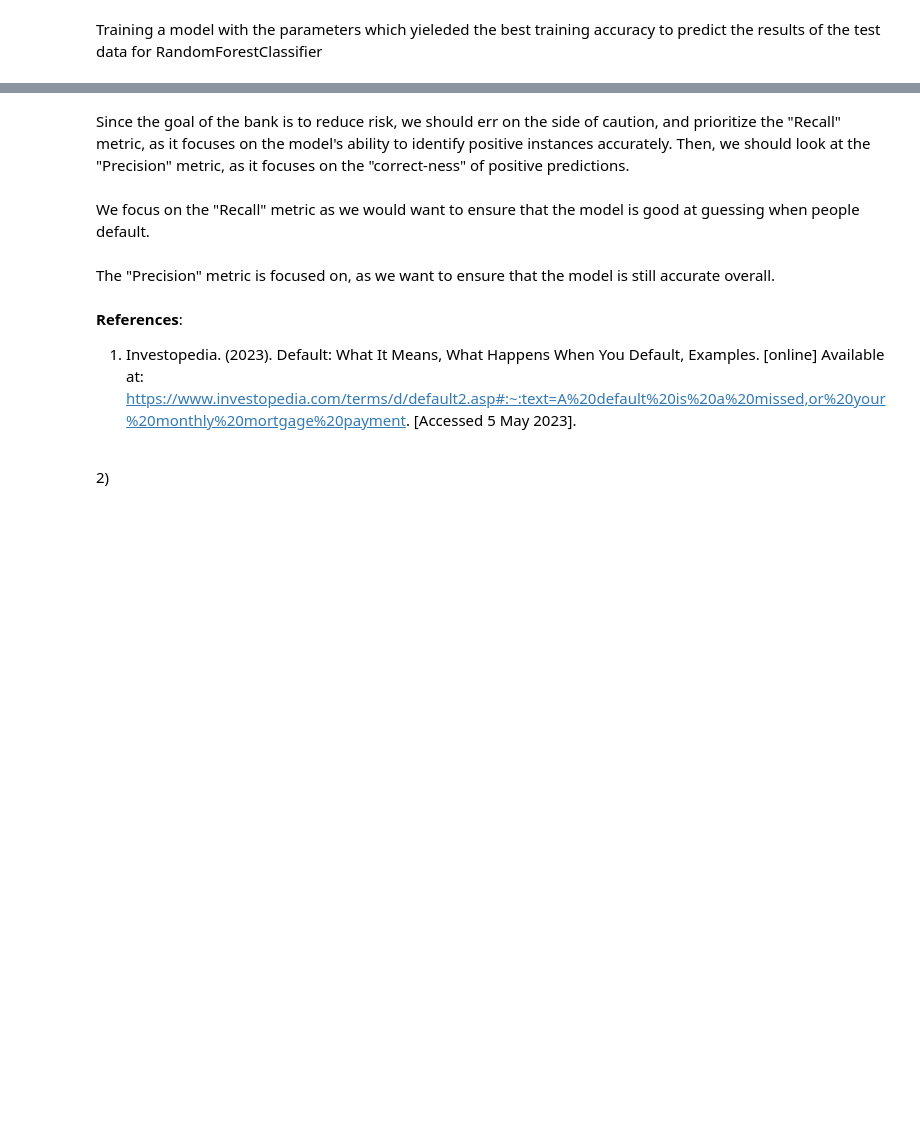
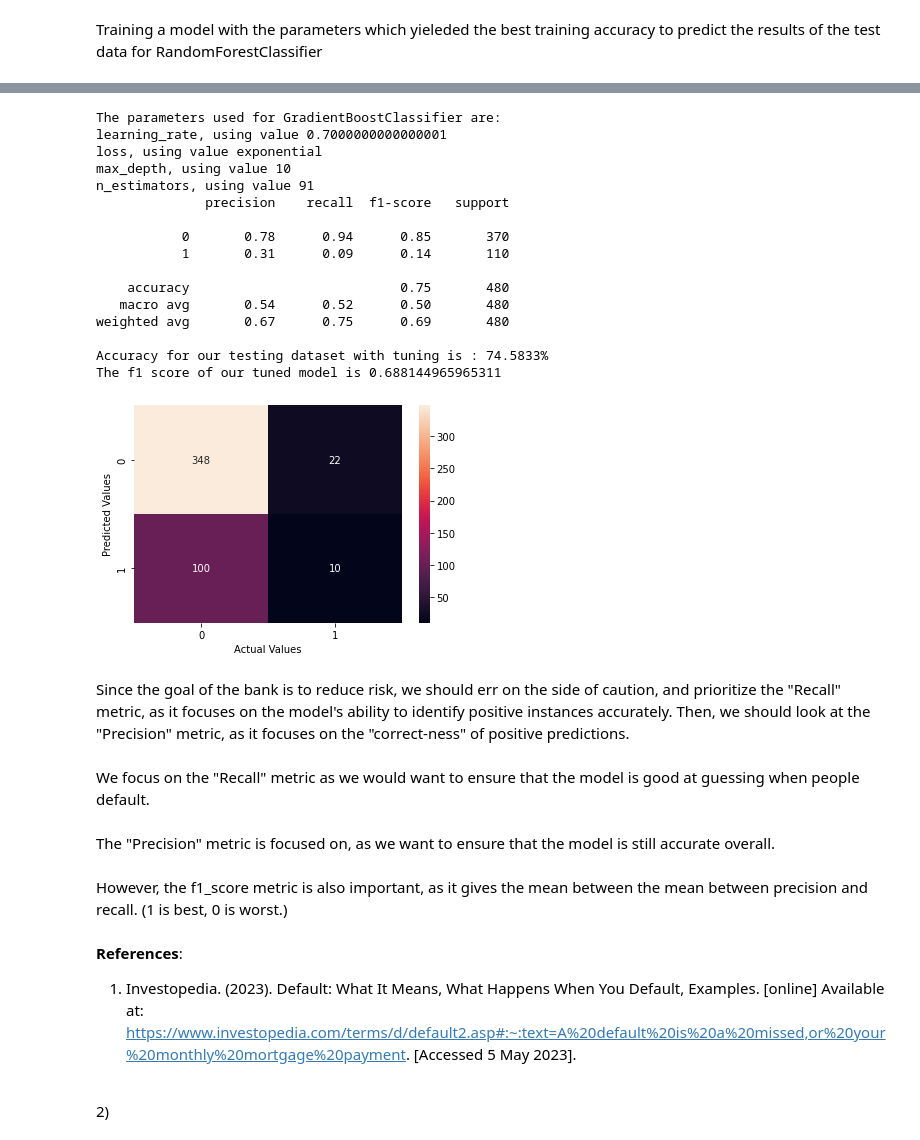
Before and after one commit to derpflections/AIML_BankDefaultClassification, a Jupyter notebook: index_classification.ipynb, the cells around one changed output, grey strips where cells are left out. Drawn from its saved outputs; the diff is of its cells as text; code cells hidden in the pictures; blank space fills up the shorter version.

Commit message:
added gradientboost

```diff
--- a/index_classification.ipynb
+++ b/index_classification.ipynb
@@ -479,0 +496,8 @@ Accuracy for our training dataset with tuning is : 55.0562%
+# %%
+param_grid = dict(loss = ["exponential"], learning_rate = np.arange(0.1, 1, 0.10), n_estimators = np.arange(1, 100, 10), max_depth = np.arange(1,11,1))
+gbc = GradientBoostingClassifier()
+gbc_grid = GridSearchCV(gbc, param_grid, verbose = 1)
+gbc_search = gbc_grid.fit(X_train, y_train)
+print(gbc_search.best_params_)
+accuracy = gbc_search.best_score_*100
+print("Accuracy for our training dataset with tuning is : {:.4f}%".format(accuracy))
@@ -531,7 +584,43 @@ Accuracy for our testing dataset with tuning is : 73.1250%
+# %%
+print(f"The parameters used for GradientBoostClassifier are:")
+for parameter in gbc_search.best_params_:
+    print(f"{parameter}, using value {gbc_search.best_params_[parameter]}")
+
+gbc = GradientBoostingClassifier(loss = gbc_search.best_params_["loss"], learning_rate = gbc_search.best_params_["learning_rate"], n_estimators = gbc_search.best_params_["n_estimators"], max_depth = gbc_search.best_params_["max_depth"])
+gbc.fit(X_train, y_train)
+gbc_y_test_hat = gbc.predict(X_test)
+test_accuracy = accuracy_score(y_test, gbc_y_test_hat) * 100
+gbc_f1_score = f1_score(y_test, gbc_y_test_hat, average = 'weighted')
+
+ax = sns.heatmap(confusion_matrix(y_test, gbc_y_test_hat), annot = True, fmt = 'g')
+print(classification_report(y_test, gbc_y_test_hat, zero_division= 0))
+ax.set(ylabel = "Predicted Values", xlabel = "Actual Values")
+
+print("Accuracy for our testing dataset with tuning is : {:.4f}%".format(test_accuracy) )
+print(f"The f1 score of our tuned model is {gbc_f1_score}")
+# %% [output]
+The parameters used for GradientBoostClassifier are:
+learning_rate, using value 0.7000000000000001
+loss, using value exponential
+max_depth, using value 10
+n_estimators, using value 91
+              precision    recall  f1-score   support
+
+           0       0.78      0.94      0.85       370
+           1       0.31      0.09      0.14       110
+
+    accuracy                           0.75       480
+   macro avg       0.54      0.52      0.50       480
+weighted avg       0.67      0.75      0.69       480
+
+Accuracy for our testing dataset with tuning is : 74.5833%
+The f1 score of our tuned model is 0.688144965965311
+[figure, added]
 # %% [markdown]
 Since the goal of the bank is to reduce risk, we should err on the side of caution, and prioritize the "Recall" metric, as it focuses on the model's ability to identify positive instances accurately. Then, we should look at the "Precision" metric, as it focuses on the "correct-ness" of positive predictions. <br><br>
 We focus on the "Recall" metric as we would want to ensure that the model is good at guessing when people default. <br><br>
-The "Precision" metric is focused on, as we want to ensure that the model is still accurate overall.
+The "Precision" metric is focused on, as we want to ensure that the model is still accurate overall.<br><br>
+However, the f1_score metric is also important, as it gives the mean between the mean between precision and recall. (1 is best, 0 is worst.)
 # %% [markdown]
 __References__: <br>
 1) Investopedia. (2023). Default: What It Means, What Happens When You Default, Examples. [online] Available at: https://www.investopedia.com/terms/d/default2.asp#:~:text=A%20default%20is%20a%20missed,or%20your%20monthly%20mortgage%20payment. [Accessed 5 May 2023].
```
Also changed, not shown: parts of 13 cells of this notebook.
